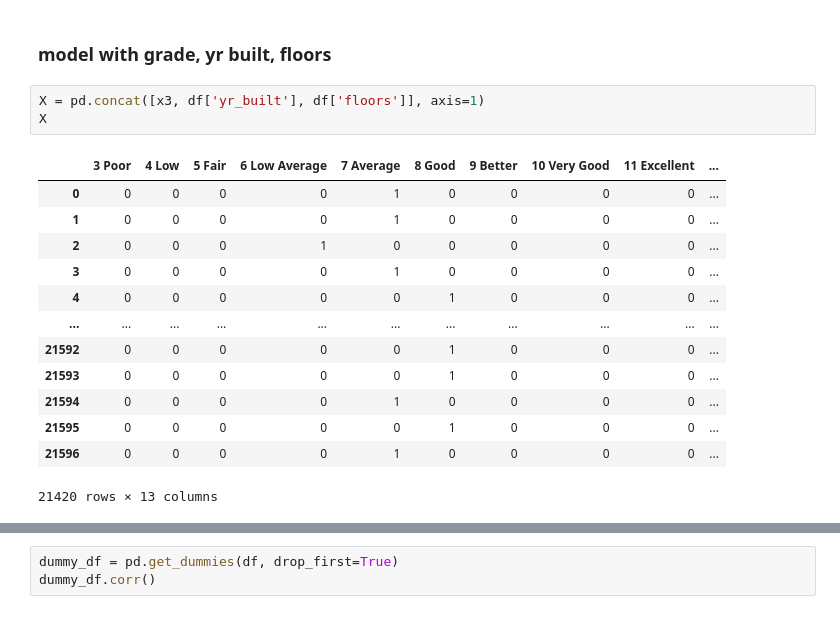
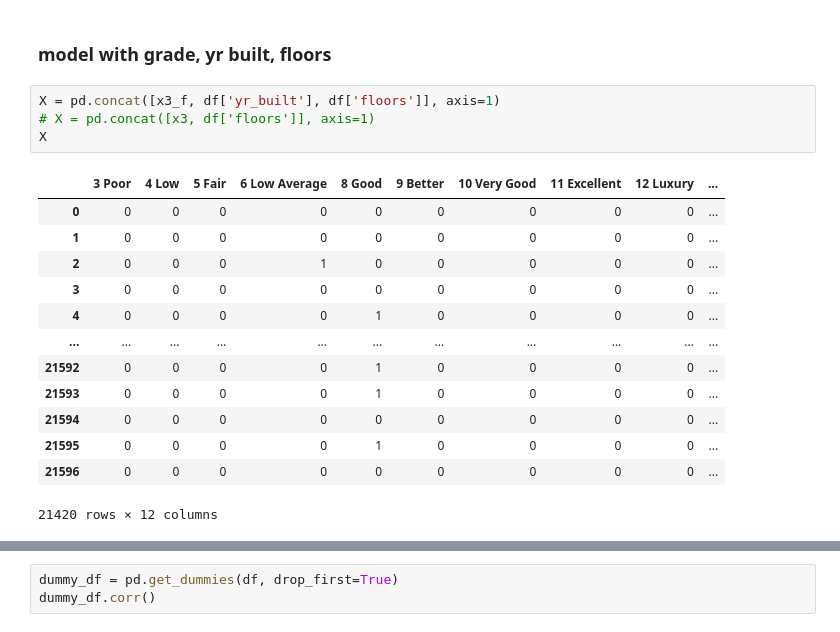
Before and after one commit to DrewFHolcombe/Housing-Sales-Analysis, a Jupyter notebook: Scratch Code/juan.ipynb, the cells around one changed output, grey strips where cells are left out. Drawn from its saved outputs; the diff is of its cells as text.

```diff
--- a/Scratch Code/juan.ipynb
+++ b/Scratch Code/juan.ipynb
@@ -769,21 +812,22 @@ strong multicollinearity or other numerical problems.
 # %% [markdown]
 ### model with grade, yr built, floors
 # %%
-X = pd.concat([x3, df['yr_built'], df['floors']], axis=1)
+X = pd.concat([x3_f, df['yr_built'], df['floors']], axis=1)
+# X = pd.concat([x3, df['floors']], axis=1)
 X
 # %% [output]
-|  | 3 Poor | 4 Low | 5 Fair | 6 Low Average | 7 Average | 8 Good | 9 Better | 10 Very Good | 11 Excellent | ... |
-| 0 | 0 | 0 | 0 | 0 | 1 | 0 | 0 | 0 | 0 | ... |
-| 1 | 0 | 0 | 0 | 0 | 1 | 0 | 0 | 0 | 0 | ... |
+|  | 3 Poor | 4 Low | 5 Fair | 6 Low Average | 8 Good | 9 Better | 10 Very Good | 11 Excellent | 12 Luxury | ... |
+| 0 | 0 | 0 | 0 | 0 | 0 | 0 | 0 | 0 | 0 | ... |
+| 1 | 0 | 0 | 0 | 0 | 0 | 0 | 0 | 0 | 0 | ... |
 | 2 | 0 | 0 | 0 | 1 | 0 | 0 | 0 | 0 | 0 | ... |
-| 3 | 0 | 0 | 0 | 0 | 1 | 0 | 0 | 0 | 0 | ... |
-| 4 | 0 | 0 | 0 | 0 | 0 | 1 | 0 | 0 | 0 | ... |
+| 3 | 0 | 0 | 0 | 0 | 0 | 0 | 0 | 0 | 0 | ... |
+| 4 | 0 | 0 | 0 | 0 | 1 | 0 | 0 | 0 | 0 | ... |
 | ... | ... | ... | ... | ... | ... | ... | ... | ... | ... | ... |
-| 21592 | 0 | 0 | 0 | 0 | 0 | 1 | 0 | 0 | 0 | ... |
-| 21593 | 0 | 0 | 0 | 0 | 0 | 1 | 0 | 0 | 0 | ... |
-| 21594 | 0 | 0 | 0 | 0 | 1 | 0 | 0 | 0 | 0 | ... |
-| 21595 | 0 | 0 | 0 | 0 | 0 | 1 | 0 | 0 | 0 | ... |
-| 21596 | 0 | 0 | 0 | 0 | 1 | 0 | 0 | 0 | 0 | ... |
+| 21592 | 0 | 0 | 0 | 0 | 1 | 0 | 0 | 0 | 0 | ... |
+| 21593 | 0 | 0 | 0 | 0 | 1 | 0 | 0 | 0 | 0 | ... |
+| 21594 | 0 | 0 | 0 | 0 | 0 | 0 | 0 | 0 | 0 | ... |
+| 21595 | 0 | 0 | 0 | 0 | 1 | 0 | 0 | 0 | 0 | ... |
+| 21596 | 0 | 0 | 0 | 0 | 0 | 0 | 0 | 0 | 0 | ... |
-21420 rows × 13 columns
+21420 rows × 12 columns
 # %%
 X_con = sm.add_constant(X)
```
Also changed, not shown: parts of 42 cells of this notebook, 1 other file.
